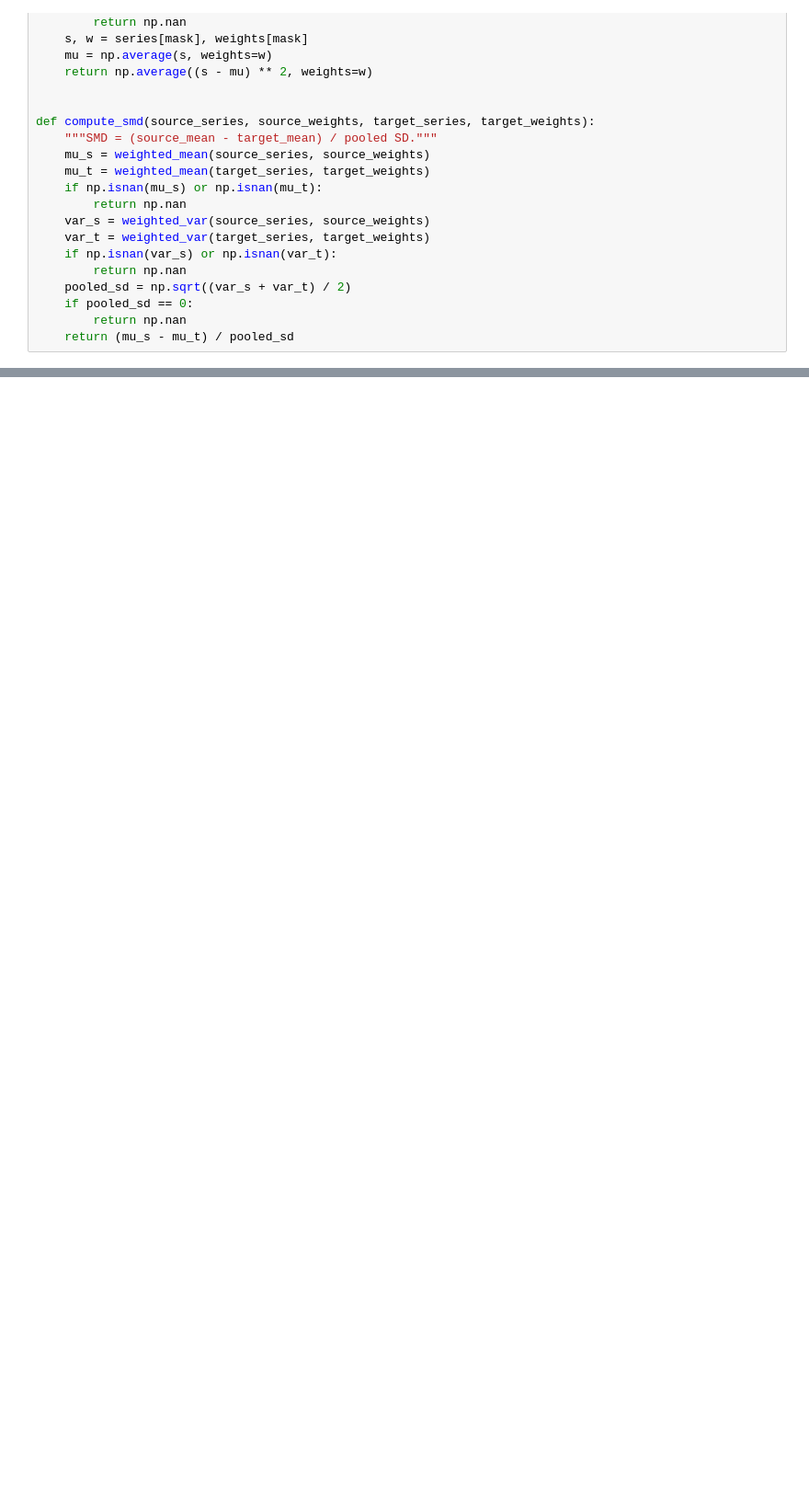
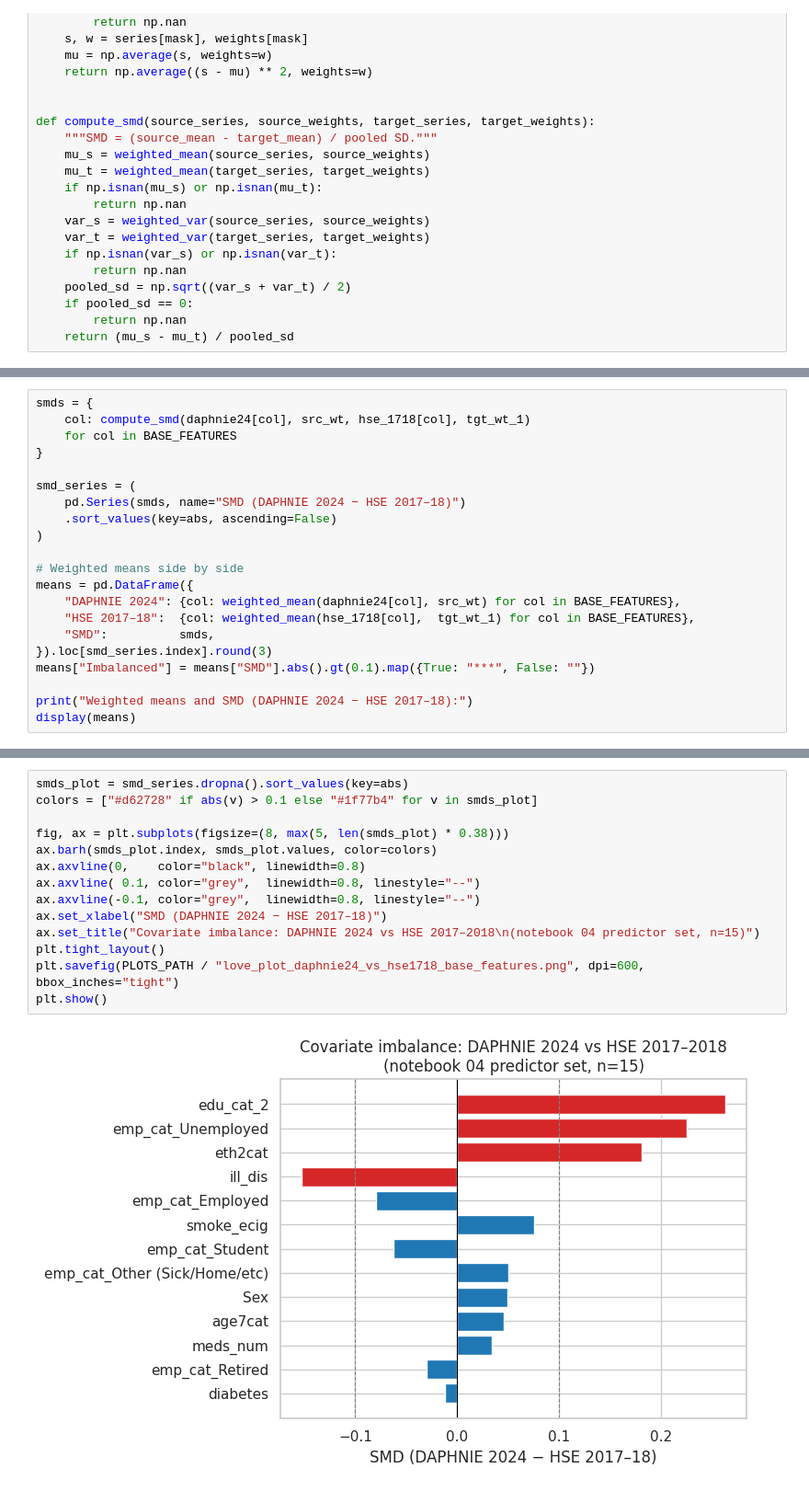
Before and after one commit to LuisGiraldo86/EuroQoL, a Jupyter notebook: notebooks/covariate_shift/021-daphnie_vs_hse.ipynb, the cells around one changed output, grey strips where cells are left out. Shown at 92% size. Drawn from its saved outputs; the diff is of its cells as text; blank space fills up the shorter version.

```diff
--- a/notebooks/covariate_shift/021-daphnie_vs_hse.ipynb
+++ b/notebooks/covariate_shift/021-daphnie_vs_hse.ipynb
@@ -180,0 +192,21 @@ These variables require correction by the density ratio weights in notebook 04:
+# %%
+smds = {
+    col: compute_smd(daphnie24[col], src_wt, hse_1718[col], tgt_wt_1)
+    for col in BASE_FEATURES
+}
+
+smd_series = (
+    pd.Series(smds, name="SMD (DAPHNIE 2024 − HSE 2017–18)")
+    .sort_values(key=abs, ascending=False)
+)
+
+# Weighted means side by side
+means = pd.DataFrame({
+    "DAPHNIE 2024": {col: weighted_mean(daphnie24[col], src_wt) for col in BASE_FEATURES},
+    "HSE 2017–18":  {col: weighted_mean(hse_1718[col],  tgt_wt_1) for col in BASE_FEATURES},
+    "SMD":          smds,
+}).loc[smd_series.index].round(3)
+means["Imbalanced"] = means["SMD"].abs().gt(0.1).map({True: "***", False: ""})
+
+print("Weighted means and SMD (DAPHNIE 2024 − HSE 2017–18):")
+display(means)
@@ -180,0 +229,16 @@ These variables require correction by the density ratio weights in notebook 04:
+# %%
+smds_plot = smd_series.dropna().sort_values(key=abs)
+colors = ["#d62728" if abs(v) > 0.1 else "#1f77b4" for v in smds_plot]
+
+fig, ax = plt.subplots(figsize=(8, max(5, len(smds_plot) * 0.38)))
+ax.barh(smds_plot.index, smds_plot.values, color=colors)
+ax.axvline(0,    color="black", linewidth=0.8)
+ax.axvline( 0.1, color="grey",  linewidth=0.8, linestyle="--")
+ax.axvline(-0.1, color="grey",  linewidth=0.8, linestyle="--")
+ax.set_xlabel("SMD (DAPHNIE 2024 − HSE 2017–18)")
+ax.set_title("Covariate imbalance: DAPHNIE 2024 vs HSE 2017–2018\n(notebook 04 predictor set, n=15)")
+plt.tight_layout()
+plt.savefig(PLOTS_PATH / "love_plot_daphnie24_vs_hse1718_base_features.png", dpi=600, bbox_inches="tight")
+plt.show()
+# %% [output]
+[figure, added]
```
Also changed, not shown: parts of 12 cells of this notebook, 5 other files.
